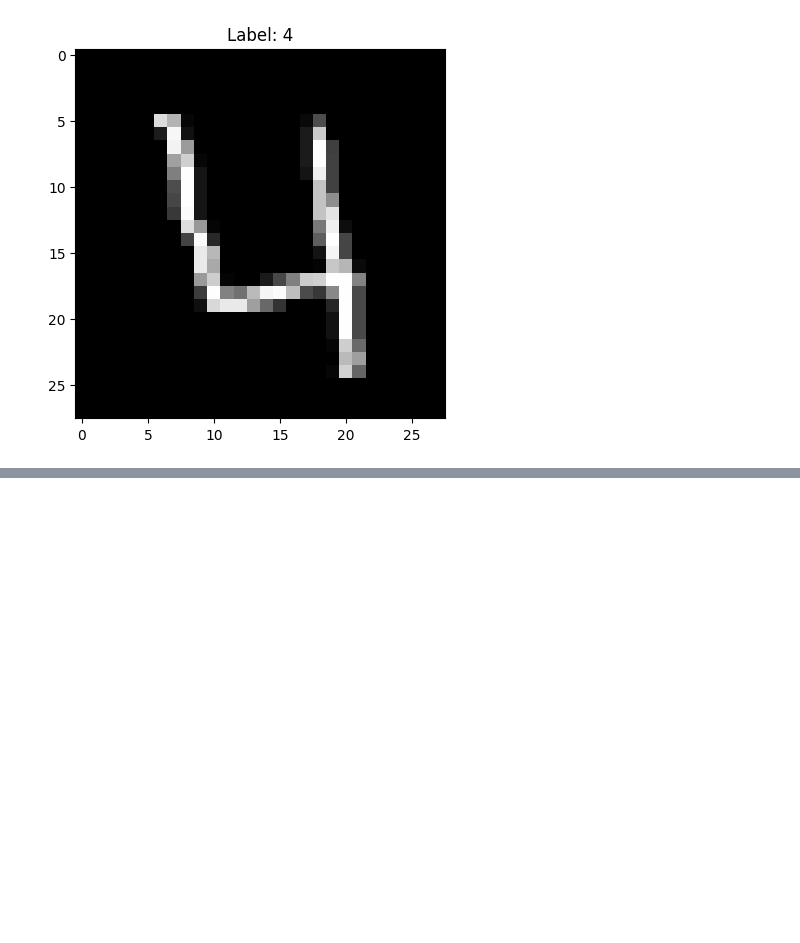
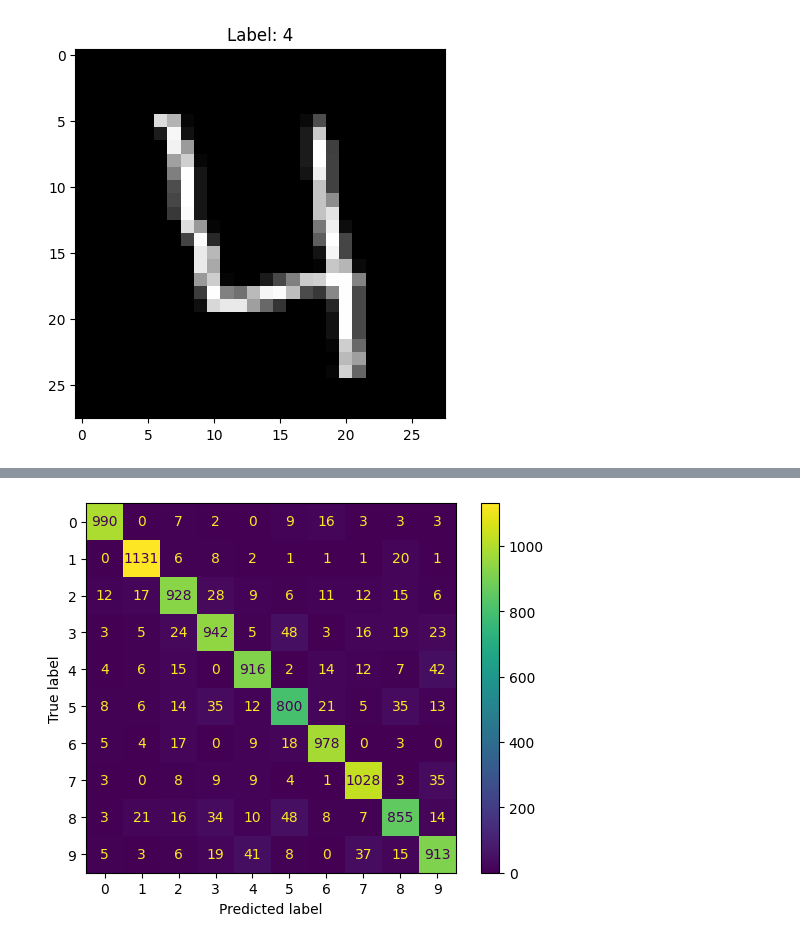
Before and after one commit to bit-nap/CSCI.331-Digit-Recognizer, a Jupyter notebook: csci-331-digit-recognizer-notebook.ipynb, the cells around one changed output, grey strips where cells are left out. Drawn from its saved outputs; the diff is of its cells as text; code cells hidden in the pictures; blank space fills up the shorter version.

```diff
--- a/csci-331-digit-recognizer-notebook.ipynb
+++ b/csci-331-digit-recognizer-notebook.ipynb
@@ -44,0 +49,4 @@ plt.imshow(np.asarray(trainDataFrame.iloc[3,1:]).reshape(28,28), cmap="gray", vm
+# %%
+X = trainDataFrame.drop("label",axis=1)
+y = trainDataFrame.label                                 # prediction target
+X
@@ -44,0 +88,9 @@ plt.imshow(np.asarray(trainDataFrame.iloc[3,1:]).reshape(28,28), cmap="gray", vm
+# %%
+from sklearn.linear_model import LogisticRegression
+from sklearn.pipeline import make_pipeline
+from sklearn.preprocessing import StandardScaler
+
+X_train, X_test, y_train, y_test = train_test_split(X, y, stratify = y)
+
+clf = make_pipeline(StandardScaler(), LogisticRegression(random_state = 0))
+clf.fit(X_train, y_train)
@@ -44,0 +107,7 @@ plt.imshow(np.asarray(trainDataFrame.iloc[3,1:]).reshape(28,28), cmap="gray", vm
+# %%
+y_pred = clf.predict(X_test)
+cm = confusion_matrix(y_test, y_pred)
+
+cm_display = ConfusionMatrixDisplay(cm).plot()
+# %% [output]
+[figure, added]
```
Also changed, not shown: parts of 12 cells of this notebook.
